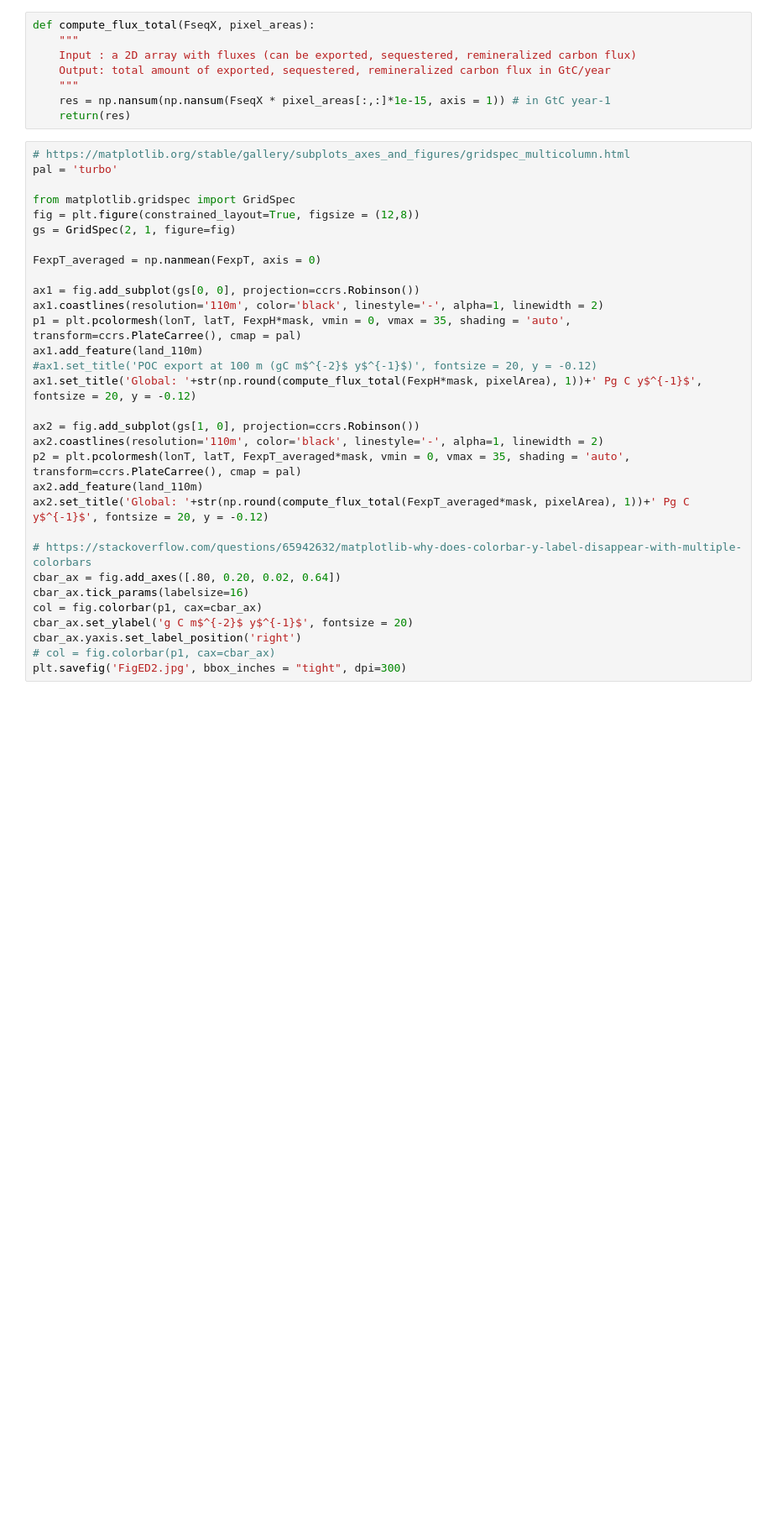
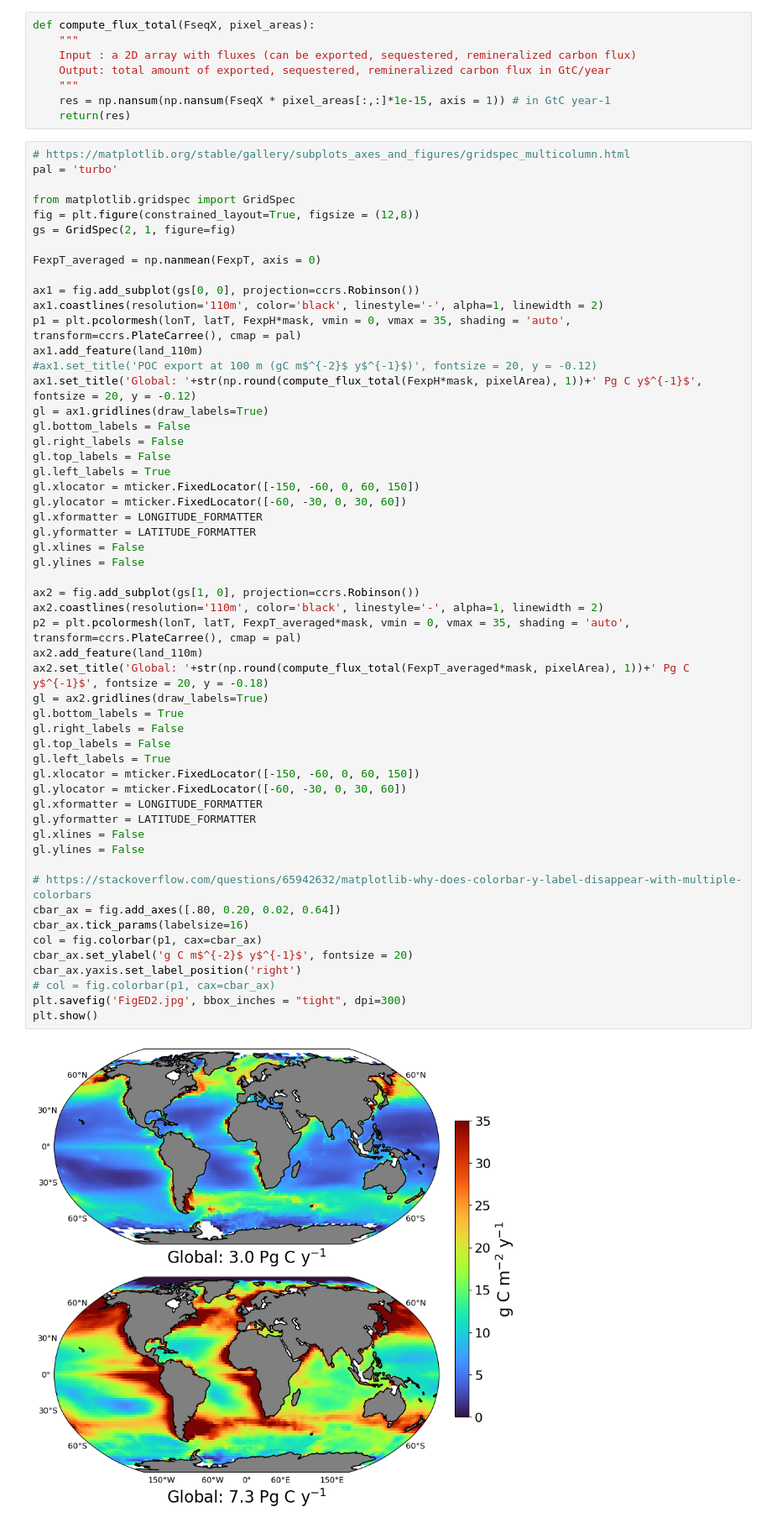
Before and after one commit to fricour/CONVERSE, a Jupyter notebook: create_figures/FigED2.ipynb, the cells around one changed output. Shown at 84% size. Drawn from its saved outputs; the diff is of its cells as text; blank space fills up the shorter version.

Commit message:
update figure scripts

```diff
--- a/create_figures/FigED2.ipynb
+++ b/create_figures/FigED2.ipynb
@@ -46,31 +49,56 @@ def compute_flux_total(FseqX, pixel_areas):
 # %%
 # https://matplotlib.org/stable/gallery/subplots_axes_and_figures/gridspec_multicolumn.html
 pal = 'turbo'
 
 from matplotlib.gridspec import GridSpec
 fig = plt.figure(constrained_layout=True, figsize = (12,8))
 gs = GridSpec(2, 1, figure=fig)
 
 FexpT_averaged = np.nanmean(FexpT, axis = 0)
 
 ax1 = fig.add_subplot(gs[0, 0], projection=ccrs.Robinson())
 ax1.coastlines(resolution='110m', color='black', linestyle='-', alpha=1, linewidth = 2)
 p1 = plt.pcolormesh(lonT, latT, FexpH*mask, vmin = 0, vmax = 35, shading = 'auto', transform=ccrs.PlateCarree(), cmap = pal)
 ax1.add_feature(land_110m)
 #ax1.set_title('POC export at 100 m (gC m$^{-2}$ y$^{-1}$)', fontsize = 20, y = -0.12)
 ax1.set_title('Global: '+str(np.round(compute_flux_total(FexpH*mask, pixelArea), 1))+' Pg C y$^{-1}$', fontsize = 20, y = -0.12)
+gl = ax1.gridlines(draw_labels=True)
+gl.bottom_labels = False
+gl.right_labels = False
+gl.top_labels = False
+gl.left_labels = True
+gl.xlocator = mticker.FixedLocator([-150, -60, 0, 60, 150])
+gl.ylocator = mticker.FixedLocator([-60, -30, 0, 30, 60])
+gl.xformatter = LONGITUDE_FORMATTER
+gl.yformatter = LATITUDE_FORMATTER
+gl.xlines = False
+gl.ylines = False
 
 ax2 = fig.add_subplot(gs[1, 0], projection=ccrs.Robinson())
 ax2.coastlines(resolution='110m', color='black', linestyle='-', alpha=1, linewidth = 2)
 p2 = plt.pcolormesh(lonT, latT, FexpT_averaged*mask, vmin = 0, vmax = 35, shading = 'auto', transform=ccrs.PlateCarree(), cmap = pal)
 ax2.add_feature(land_110m)
-ax2.set_title('Global: '+str(np.round(compute_flux_total(FexpT_averaged*mask, pixelArea), 1))+' Pg C y$^{-1}$', fontsize = 20, y = -0.12)
+ax2.set_title('Global: '+str(np.round(compute_flux_total(FexpT_averaged*mask, pixelArea), 1))+' Pg C y$^{-1}$', fontsize = 20, y = -0.18)
+gl = ax2.gridlines(draw_labels=True)
+gl.bottom_labels = True
+gl.right_labels = False
+gl.top_labels = False
+gl.left_labels = True
+gl.xlocator = mticker.FixedLocator([-150, -60, 0, 60, 150])
+gl.ylocator = mticker.FixedLocator([-60, -30, 0, 30, 60])
+gl.xformatter = LONGITUDE_FORMATTER
+gl.yformatter = LATITUDE_FORMATTER
+gl.xlines = False
+gl.ylines = False
 
 # https://stackoverflow.com/questions/65942632/matplotlib-why-does-colorbar-y-label-disappear-with-multiple-colorbars
 cbar_ax = fig.add_axes([.80, 0.20, 0.02, 0.64])
 cbar_ax.tick_params(labelsize=16)
 col = fig.colorbar(p1, cax=cbar_ax)
 cbar_ax.set_ylabel('g C m$^{-2}$ y$^{-1}$', fontsize = 20)
 cbar_ax.yaxis.set_label_position('right')
 # col = fig.colorbar(p1, cax=cbar_ax)
 plt.savefig('FigED2.jpg', bbox_inches = "tight", dpi=300)
+plt.show()
+# %% [output]
+[figure, added]
```
Also changed, not shown: parts of 1 cell of this notebook, 11 other files.
